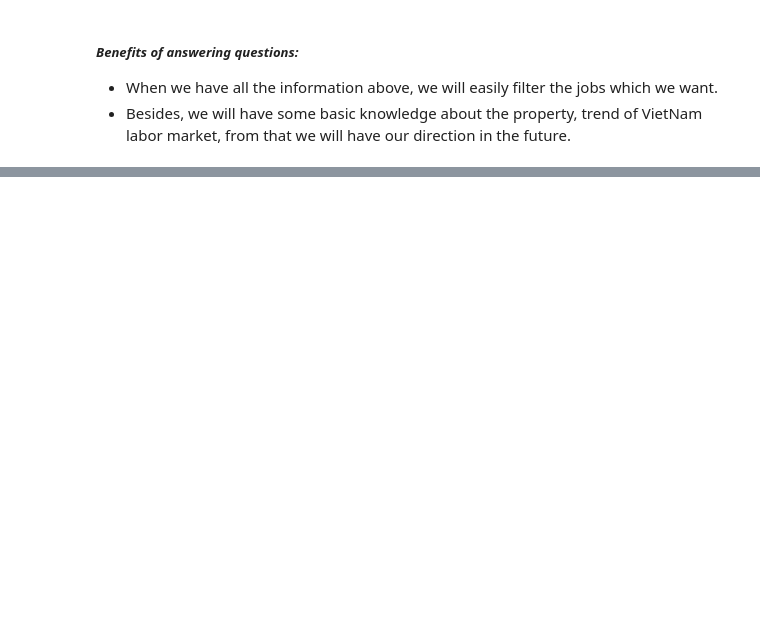
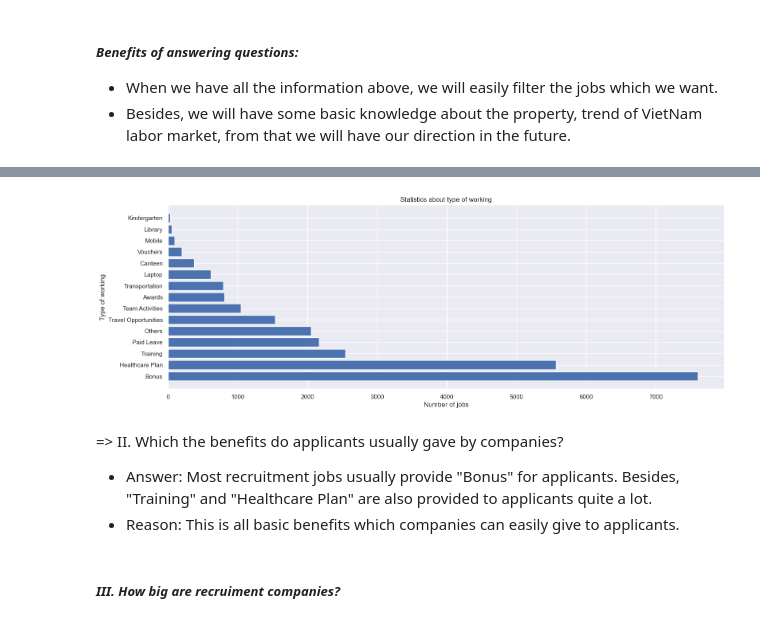
Before and after one commit to HThinhN/Project.VietNamJobs, a Jupyter notebook: P4_Data_Visualizing.ipynb, the cells around one changed output, grey strips where cells are left out. Drawn from its saved outputs; the diff is of its cells as text; code cells hidden in the pictures; blank space fills up the shorter version.

```diff
--- a/P4_Data_Visualizing.ipynb
+++ b/P4_Data_Visualizing.ipynb
@@ -43,0 +95,10 @@ df.head()
+# %%
+df['benefits'] = df['benefits'].apply(eval)
+benefits_data =[]
+for i in df['benefits']:
+    for j in i.values():
+        benefits_data.append(j)
+# %%
+benefits = pd.Series(benefits_data)
+benefits = pd.Series(benefits.value_counts())
+benefits
@@ -43,0 +122,16 @@ df.head()
+# %%
+sns.set_theme()
+fig,ax = plt.subplots(figsize = (18,6))
+plt.barh(benefits.index, benefits.values)
+plt.title('Statistics about type of working')
+plt.ylabel('Type of working')
+plt.xlabel('Number of jobs');
+plt.show()
+# %% [output]
+[figure, added]
+# %% [markdown]
+=> II. Which the benefits do applicants usually gave by companies?
++ Answer: Most recruitment jobs usually provide "Bonus" for applicants. Besides, "Training" and "Healthcare Plan" are also provided to applicants quite a lot.
++ Reason: This is all basic benefits which companies can easily give to applicants.
+# %% [markdown]
+##### *III. How big are recruiment companies?*
```
Also changed, not shown: parts of 22 cells of this notebook, 2 other files.
